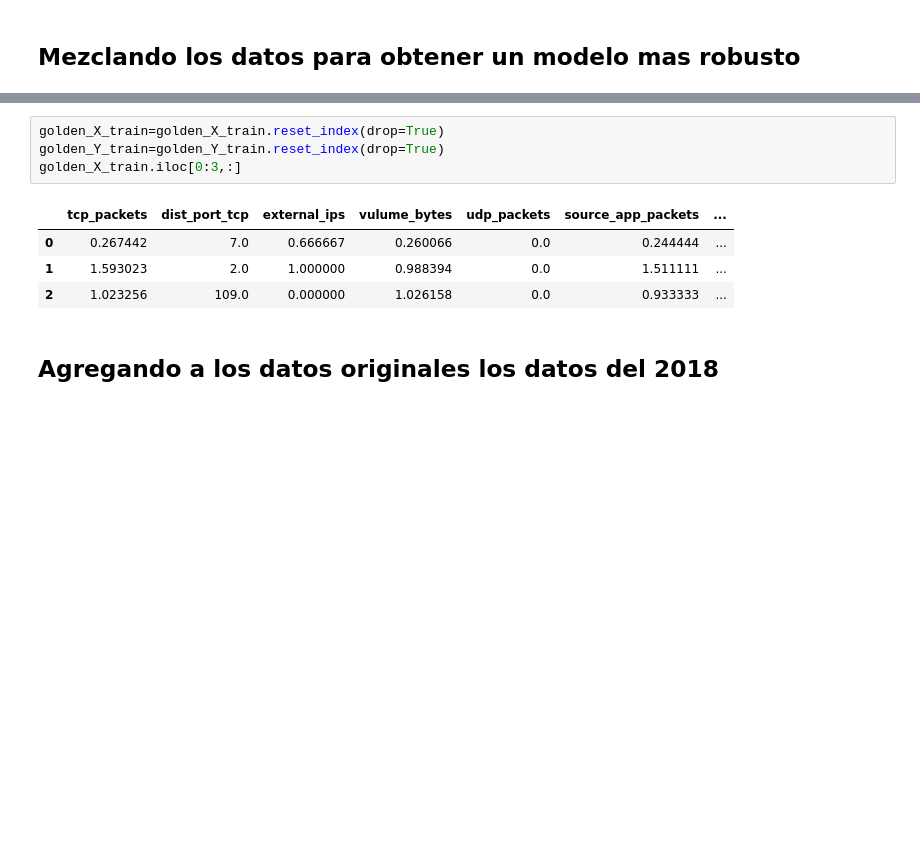
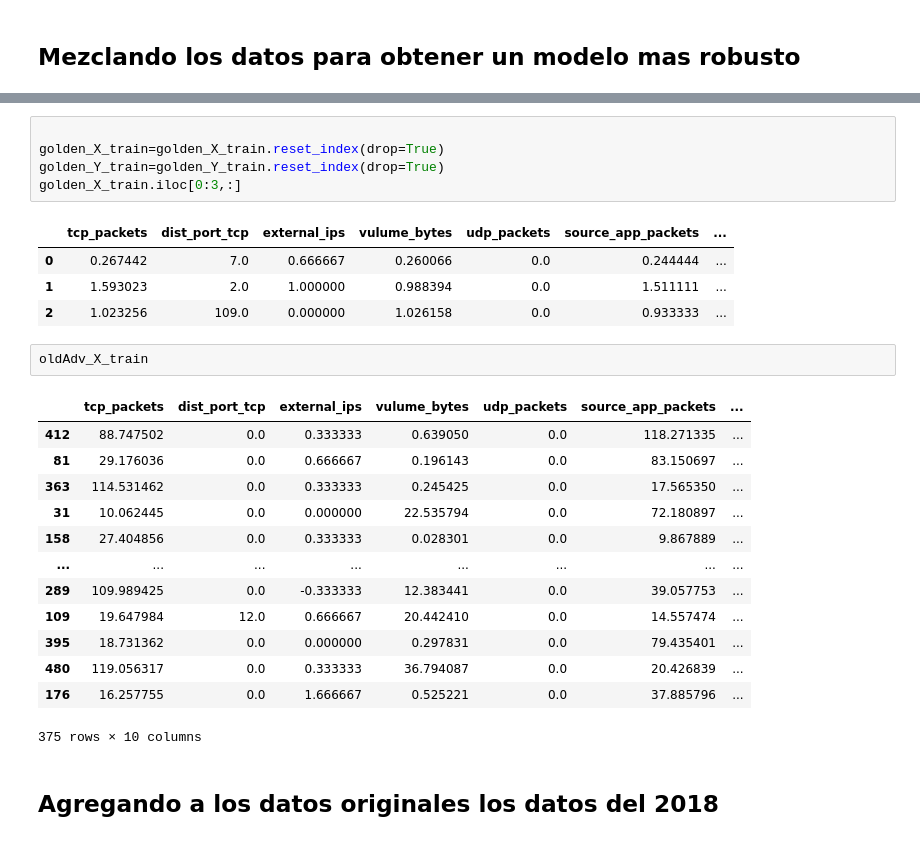
Before and after one commit to DHuertasTR/SecureLearningDRL, a Jupyter notebook: code 2021/Adversarial_training.ipynb, the cells around one changed output, grey strips where cells are left out. Drawn from its saved outputs; the diff is of its cells as text; blank space fills up the shorter version.

```diff
--- a/code 2021/Adversarial_training.ipynb
+++ b/code 2021/Adversarial_training.ipynb
@@ -103,6 +119,7 @@ golden_X_train.iloc[0:3,0:10]
 | 2926 | 1.593023 | 2.0 | 1.000000 | 0.988394 | 0.0 | 1.511111 | ... |
 | 843 | 1.023256 | 109.0 | 0.000000 | 1.026158 | 0.0 | 0.933333 | ... |
 # %%
+
 golden_X_train=golden_X_train.reset_index(drop=True)
 golden_Y_train=golden_Y_train.reset_index(drop=True)
 golden_X_train.iloc[0:3,:]
@@ -111,6 +128,22 @@ golden_X_train.iloc[0:3,:]
 | 0 | 0.267442 | 7.0 | 0.666667 | 0.260066 | 0.0 | 0.244444 | ... |
 | 1 | 1.593023 | 2.0 | 1.000000 | 0.988394 | 0.0 | 1.511111 | ... |
 | 2 | 1.023256 | 109.0 | 0.000000 | 1.026158 | 0.0 | 0.933333 | ... |
+# %%
+oldAdv_X_train
+# %% [output]
+|  | tcp_packets | dist_port_tcp | external_ips | vulume_bytes | udp_packets | source_app_packets | ... |
+| 412 | 88.747502 | 0.0 | 0.333333 | 0.639050 | 0.0 | 118.271335 | ... |
+| 81 | 29.176036 | 0.0 | 0.666667 | 0.196143 | 0.0 | 83.150697 | ... |
+| 363 | 114.531462 | 0.0 | 0.333333 | 0.245425 | 0.0 | 17.565350 | ... |
+| 31 | 10.062445 | 0.0 | 0.000000 | 22.535794 | 0.0 | 72.180897 | ... |
+| 158 | 27.404856 | 0.0 | 0.333333 | 0.028301 | 0.0 | 9.867889 | ... |
+| ... | ... | ... | ... | ... | ... | ... | ... |
+| 289 | 109.989425 | 0.0 | -0.333333 | 12.383441 | 0.0 | 39.057753 | ... |
+| 109 | 19.647984 | 12.0 | 0.666667 | 20.442410 | 0.0 | 14.557474 | ... |
+| 395 | 18.731362 | 0.0 | 0.000000 | 0.297831 | 0.0 | 79.435401 | ... |
+| 480 | 119.056317 | 0.0 | 0.333333 | 36.794087 | 0.0 | 20.426839 | ... |
+| 176 | 16.257755 | 0.0 | 1.666667 | 0.525221 | 0.0 | 37.885796 | ... |
+375 rows × 10 columns
 # %% [markdown]
 ## Agregando a los datos originales los datos del 2018
 # %%
```
Also changed, not shown: parts of 10 cells of this notebook.
